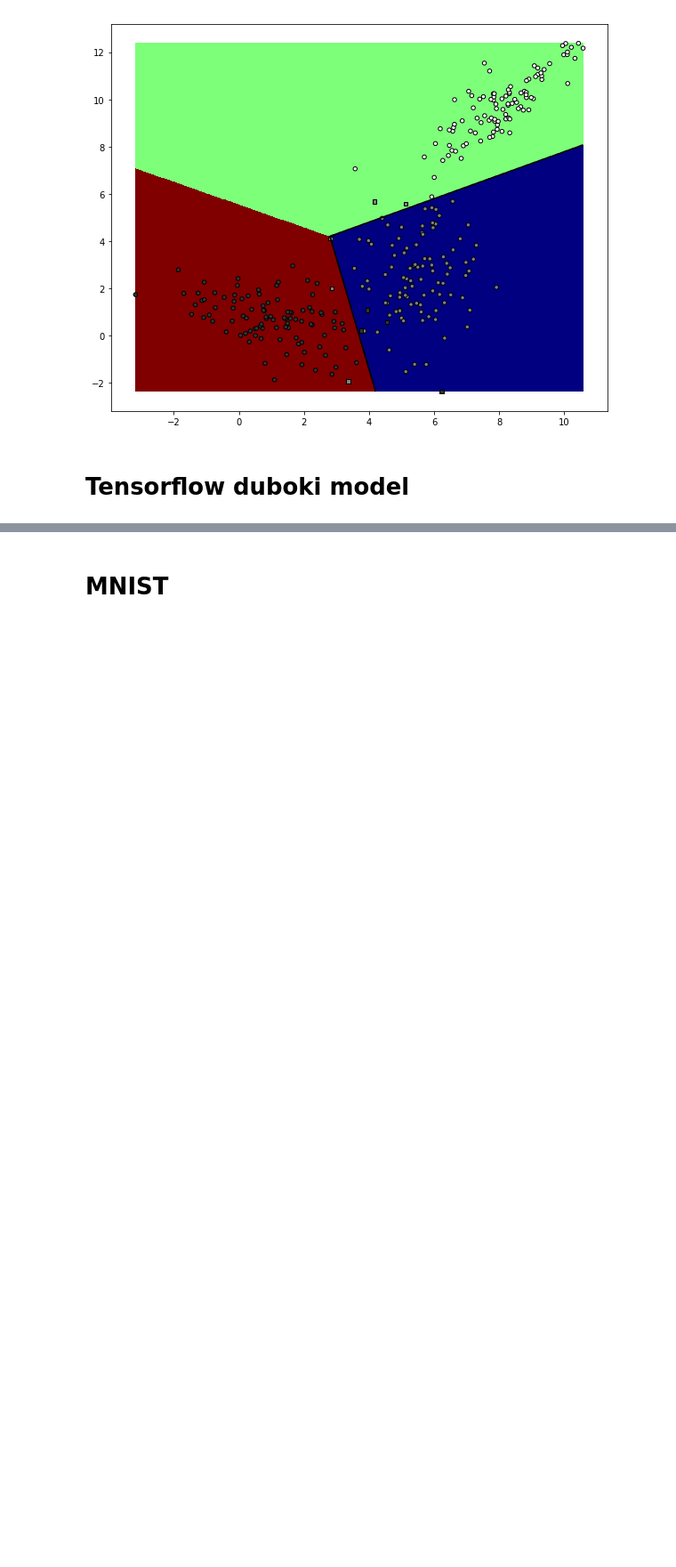
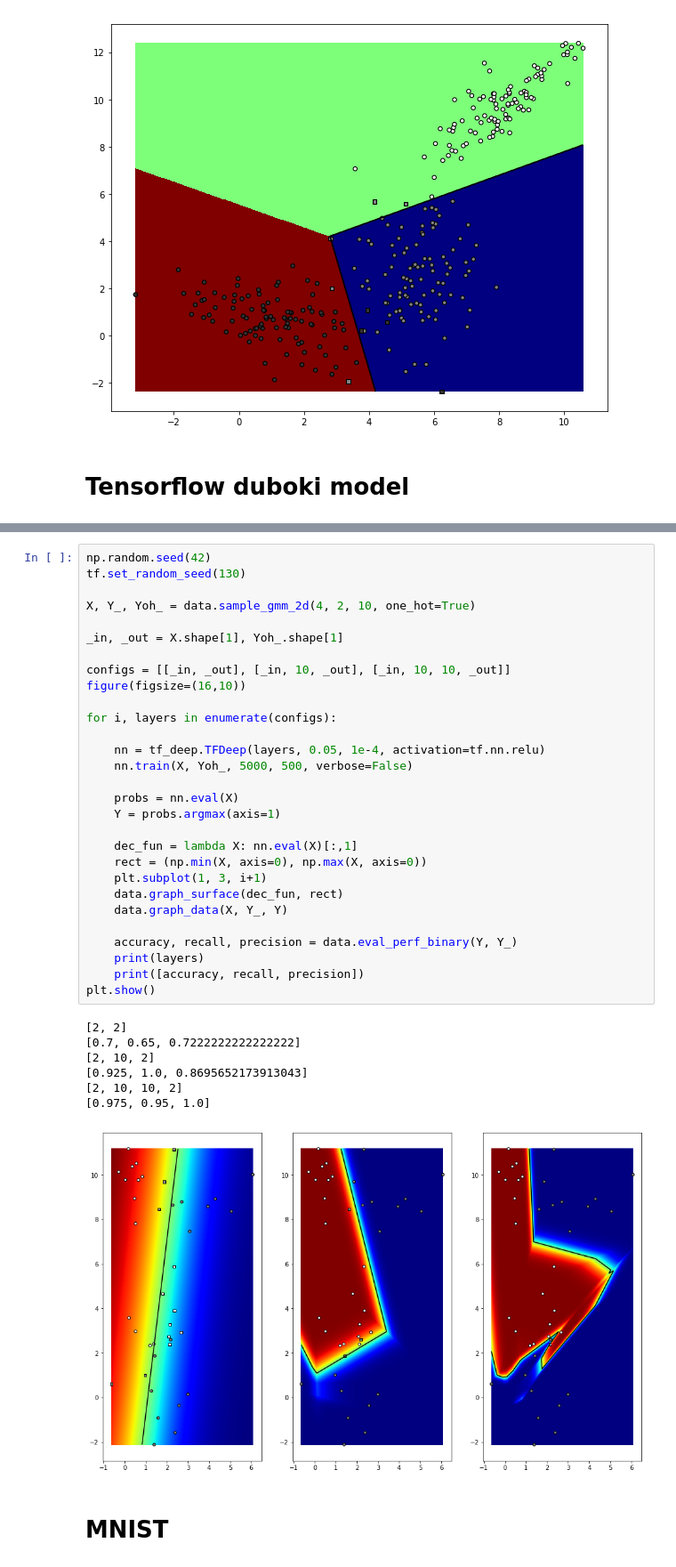
Before and after one commit to MatijaMaric/deep-learning-lab, a Jupyter notebook: lab01/Lab01.ipynb, the cells around one changed output, grey strips where cells are left out. Shown: that part at 89% size. Cells and saved outputs as stored; diff of their text form; blank space fills up the shorter version.

```diff
--- a/lab01/Lab01.ipynb
+++ b/lab01/Lab01.ipynb
@@ -160,3 +182,40 @@ iteration 3900: loss 0.13992434740066528
+# %%
+np.random.seed(42)
+tf.set_random_seed(130)
+
+X, Y_, Yoh_ = data.sample_gmm_2d(4, 2, 10, one_hot=True)
+
+_in, _out = X.shape[1], Yoh_.shape[1]
+
+configs = [[_in, _out], [_in, 10, _out], [_in, 10, 10, _out]]
+figure(figsize=(16,10))
+
+for i, layers in enumerate(configs):
+
+    nn = tf_deep.TFDeep(layers, 0.05, 1e-4, activation=tf.nn.relu)
+    nn.train(X, Yoh_, 5000, 500, verbose=False)
+
+    probs = nn.eval(X)
+    Y = probs.argmax(axis=1)
+
+    dec_fun = lambda X: nn.eval(X)[:,1]
+    rect = (np.min(X, axis=0), np.max(X, axis=0))
+    plt.subplot(1, 3, i+1)
+    data.graph_surface(dec_fun, rect)
+    data.graph_data(X, Y_, Y)
+
+    accuracy, recall, precision = data.eval_perf_binary(Y, Y_)
+    print(layers)
+    print([accuracy, recall, precision])
+plt.show()
+# %% [output]
+[2, 2]
+[0.7, 0.65, 0.7222222222222222]
+[2, 10, 2]
+[0.925, 1.0, 0.8695652173913043]
+[2, 10, 10, 2]
+[0.975, 0.95, 1.0]
+[figure, added]
 # %% [markdown]
 # MNIST
 # %%
```
Also changed, not shown: parts of 26 cells of this notebook, 3 other files.
